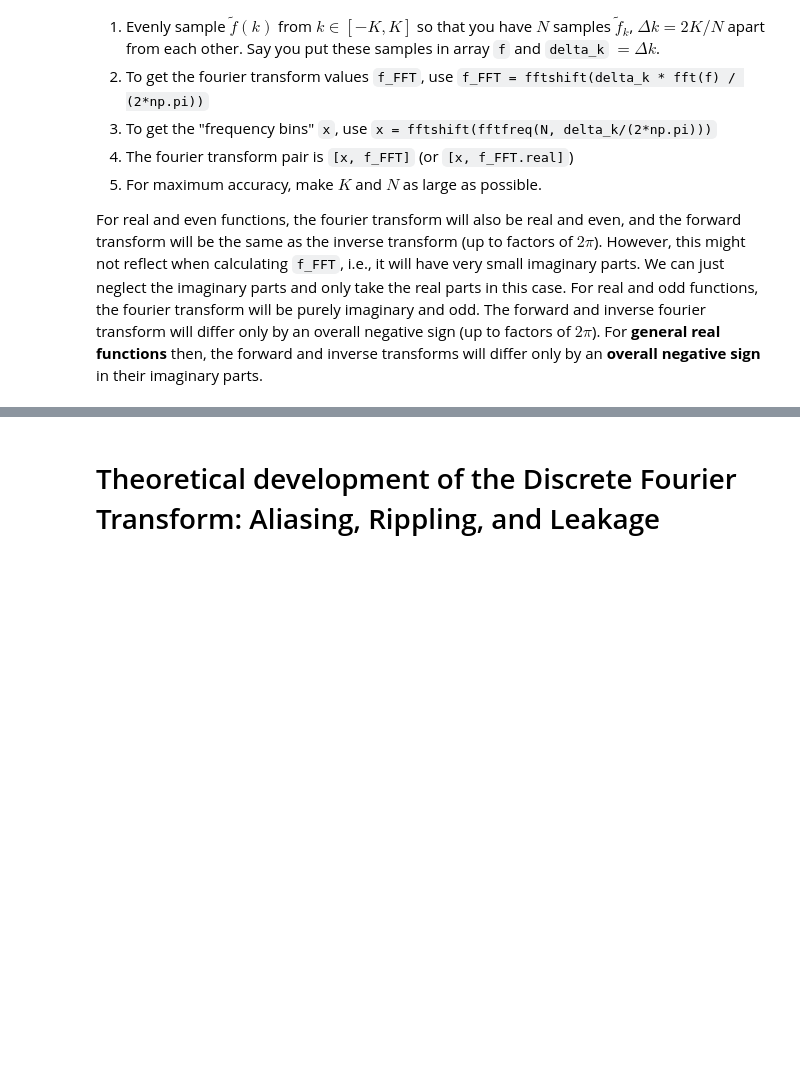
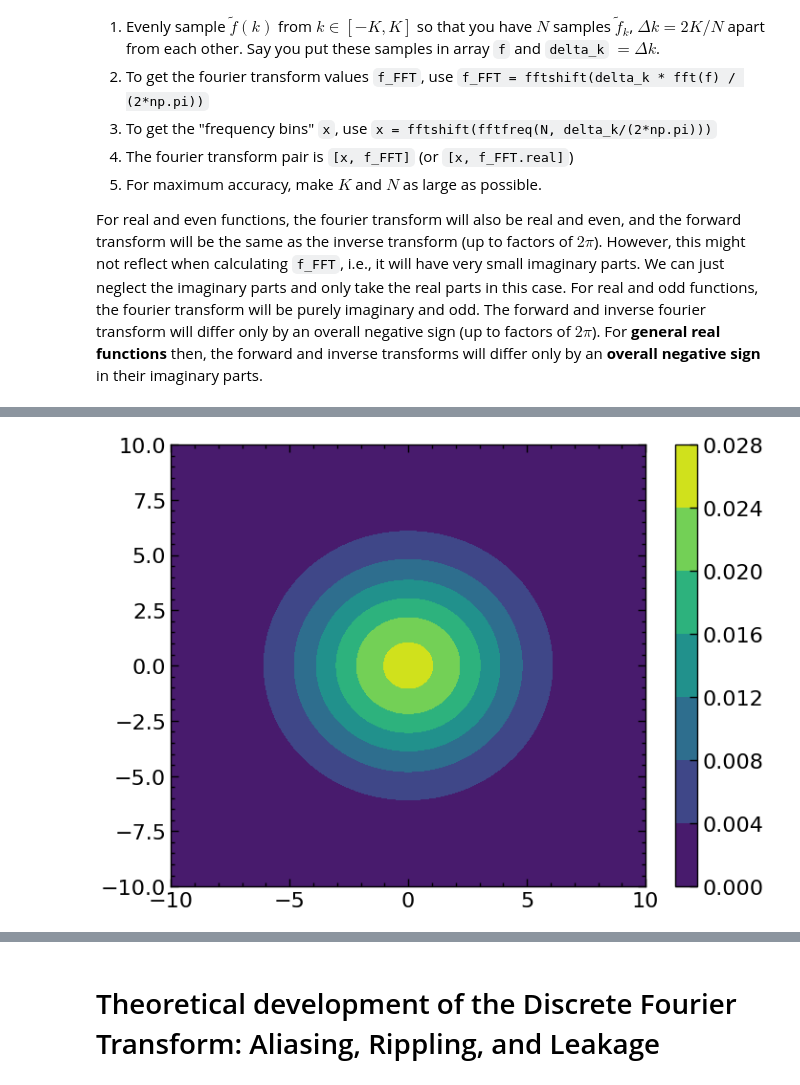
Before and after one commit to josh0429/FT_physics, a Jupyter notebook: FT_notes.ipynb, the cells around one changed output, grey strips where cells are left out. Saved outputs shown, nothing was run; the diff lists cells and outputs as text; code cells hidden in the pictures; blank space fills up the shorter version.

```diff
--- a/FT_notes.ipynb
+++ b/FT_notes.ipynb
@@ -347,0 +385,6 @@ For real and even functions, the fourier transform will also be real and even, a
+# %%
+plot = plt.contourf(xv, yv, fx)
+plt.colorbar(plot)
+plt.show()
+# %% [output]
+[figure, added]
```
Also changed, not shown: parts of 7 cells of this notebook.
